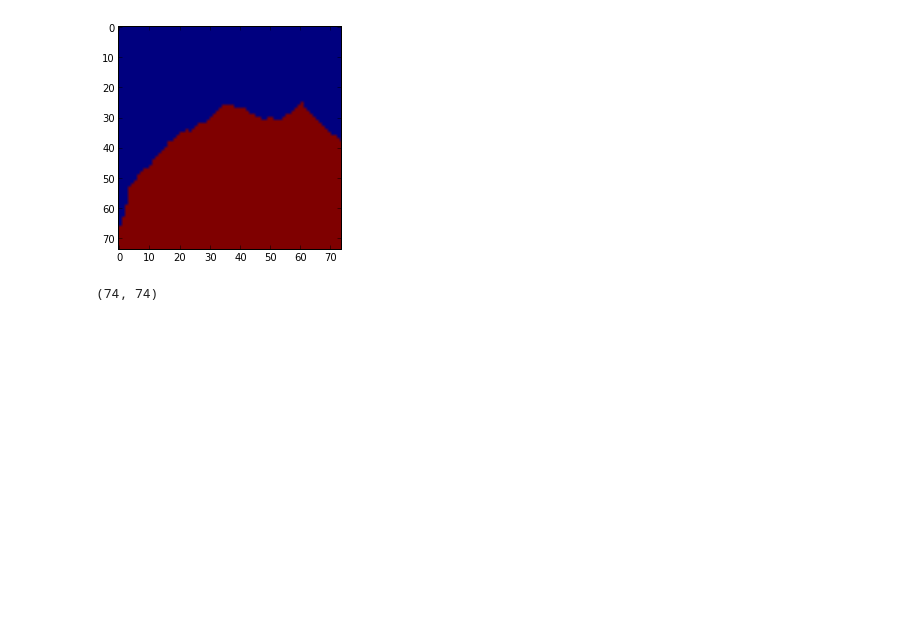
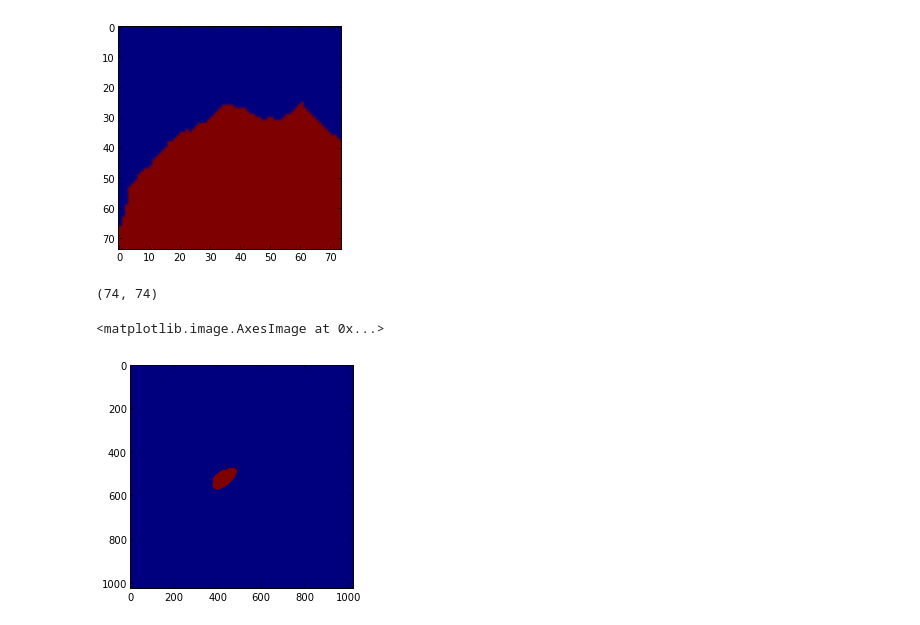
Before and after one commit to VCG/em-quality-metric, a Jupyter notebook: Code/create_merge_splits_new.ipynb, the cells around one changed output. Saved outputs shown, nothing was run; the diff lists cells and outputs as text; code cells hidden in the pictures; blank space fills up the shorter version.

```diff
--- a/Code/create_merge_splits_new.ipynb
+++ b/Code/create_merge_splits_new.ipynb
@@ -487,3 +487,49 @@ imshow(patches[10]['seg'])
 patches[10]['seg'].shape
 # %% [output]
 (74, 74)
+# %%
+def grab_neighbors(array, label):
+
+    thresholded_array = _metrics.Util.threshold(array, label)
+    thresholded_array_dilated = mh.dilate(thresholded_array.astype(np.uint64))
+
+    all_neighbors = np.unique(array[thresholded_array_dilated == thresholded_array_dilated.max()].astype(np.uint64))
+    all_neighbors = np.delete(all_neighbors, np.where(all_neighbors == label))
+
+    return all_neighbors
+
+
+
+def create_merge_error(seg, l):
+
+    #copy seg
+    new_seg = np.array(seg)
+
+    # grab one neighbor
+    neighbors = grab_neighbors(new_seg, l)
+    neighbor = np.random.choice(neighbors)
+
+    labelA = _metrics.Util.threshold(new_seg, l)
+    labelB = _metrics.Util.threshold(new_seg, neighbor)
+
+    merged = labelA + labelB
+
+    new_seg[merged == 1] = l
+
+    return labelA, labelB, merged, new_seg
+
+
+# no_labels = len(_metrics.Util.get_histogram(gold_normalized.astype(np.uint64)))
+# labels = np.arange(no_labels)
+# # shuffle them
+# np.random.shuffle(labels)
+
+
+#patches = create_patches_from_label_id(image, prob, gold_filled, 373)
+# %%
+labelA, labelB, merged, new_seg = create_merge_error(gold_normalized, 95)
+# %%
+imshow(labelA)
+# %% [output]
+<matplotlib.image.AxesImage at 0x...>
+[figure, added]
```
Also changed, not shown: parts of 14 cells of this notebook, 6 other files.
